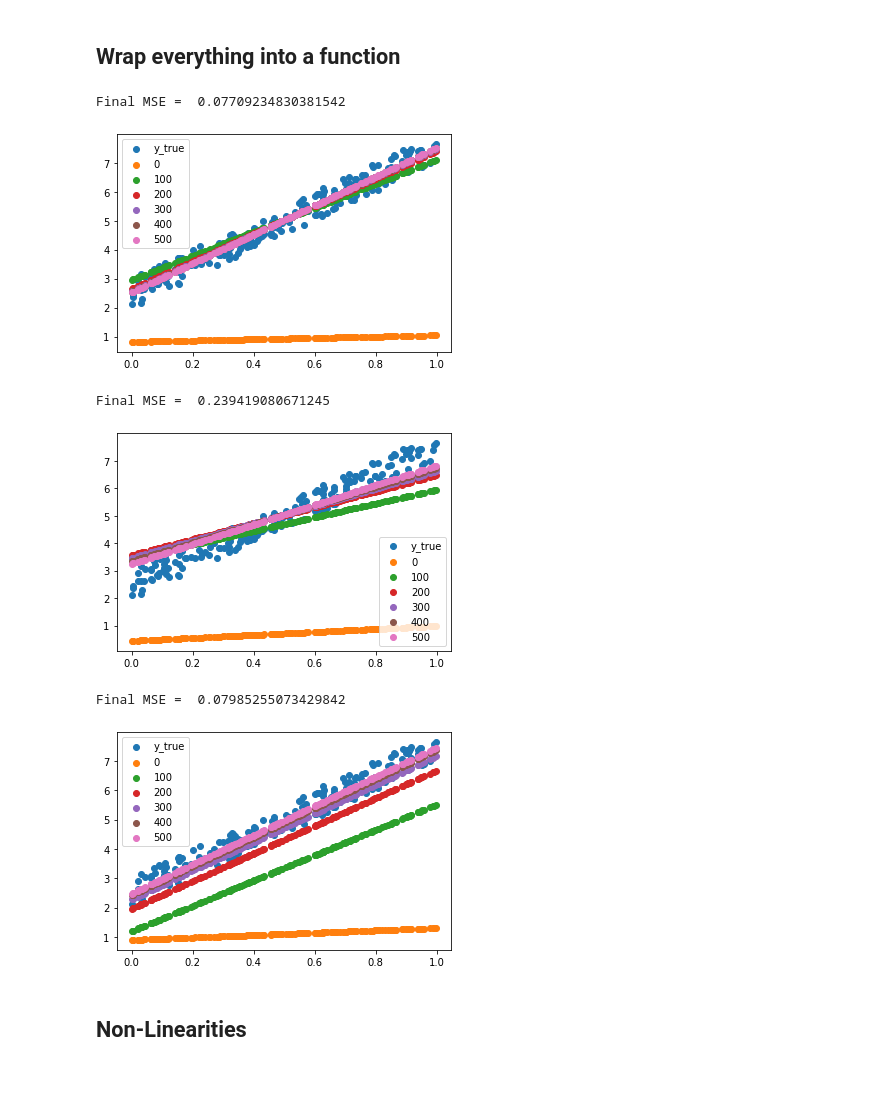
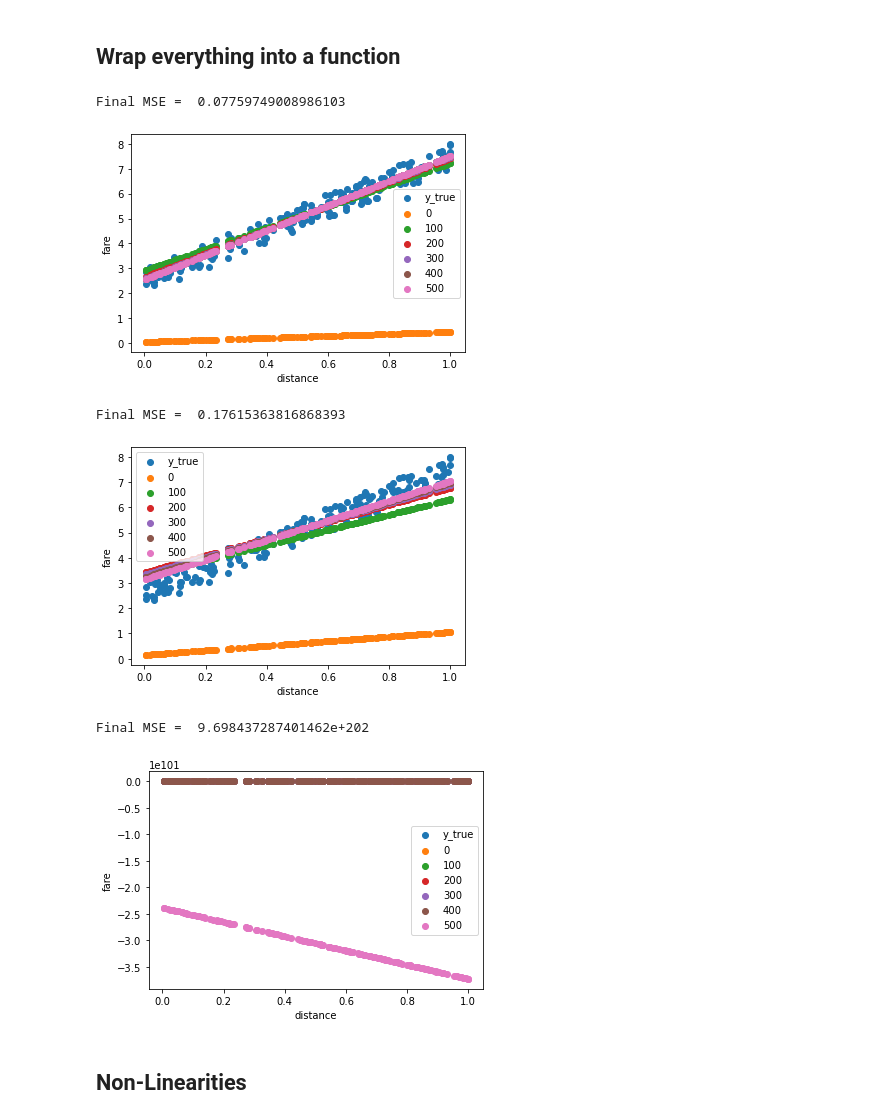
Before and after one commit to SHREYA194/python-for-ai, a Jupyter notebook: notebooks/11_DeepLearning_from_Scratch.ipynb, the cells around one changed output. Cells and saved outputs as stored; diff of their text form; code cells hidden in the pictures; blank space fills up the shorter version.

Commit message:
update to read data from csv file using pandas

```diff
--- a/notebooks/11_DeepLearning_from_Scratch.ipynb
+++ b/notebooks/11_DeepLearning_from_Scratch.ipynb
@@ -109,0 +119,5 @@ plt.ylabel('y');
+# %%
+taxi_fare_data = pd.read_csv('../data/taxi_fare.csv')
+
+# View the first 5 rows in the dataframe
+taxi_fare_data.head()
@@ -112,21 +201,21 @@ plt.ylabel('y');
 # %%
 def linear_eqn_gradient_descent(x, y_true, lr=0.1, num_epochs=500):
     # Plot the ground truth
-    plt.scatter(x[:,1], y_true, label='y_true')
+    plt.scatter(x['distance'], y_true, label='y_true')
 
     # Step0: Randomly assign starting parameters
     a = random.random(2)
 
     for epoch in range(num_epochs+1):
         # Step1: Matrix Multiplication to calculate y_pred
-        y_pred = np.matmul(x, a)
+        y_pred = np.matmul(x.values, a)
 
         # Step2: Loss Calculation
         mse = np.mean((y_true - y_pred)**2)
 
         # Step3: Gradient: Calculate Partial Derivatives
-        pd_a1 = np.mean(-2*x[:,1]*(y_true - y_pred))
-        pd_a0 = np.mean(-2*x[:,0]*(y_true - y_pred))
+        pd_a1 = np.mean(-2*x['distance']*(y_true - y_pred))
+        pd_a0 = np.mean(-2*x['intercept']*(y_true - y_pred))
 
         # Step4: Descent: Updating the parameters in the direction of lowering the Loss
         a[1] = a[1] - lr*pd_a1
@@ -134,26 +223,28 @@ def linear_eqn_gradient_descent(x, y_true, lr=0.1, num_epochs=500):
 
         if epoch%100 == 0:
             # Plot the line on every 100th trial
-            plt.scatter(x[:,1], y_pred, label=epoch)
+            plt.scatter(x['distance'], y_pred, label=epoch)
 
         # Step5: Repeat from Step1
     plt.legend()
+    plt.xlabel('distance')
+    plt.ylabel('fare')
     print('Final MSE = ', mse)
 # %%
-linear_eqn_gradient_descent(x, y_true)
+linear_eqn_gradient_descent(x=taxi_fare_data[['intercept', 'distance']], y_true=taxi_fare_data['fare'])
 # %% [output]
-Final MSE =  0.07709234830381542
+Final MSE =  0.07759749008986103
-[figure, old version]
+[figure, new version]
 # %%
-linear_eqn_gradient_descent(x, y_true, lr=0.01)
+linear_eqn_gradient_descent(x=taxi_fare_data[['intercept', 'distance']], y_true=taxi_fare_data['fare'], lr=0.01)
 # %% [output]
-Final MSE =  0.239419080671245
+Final MSE =  0.17615363816868393
-[figure, old version]
+[figure, new version]
 # %%
-linear_eqn_gradient_descent(x, y_true, lr=0.8)
+linear_eqn_gradient_descent(x=taxi_fare_data[['intercept', 'distance']], y_true=taxi_fare_data['fare'], lr=1)
 # %% [output]
-Final MSE =  0.07985255073429842
+Final MSE =  9.698437287401462e+202
-[figure, old version]
+[figure, new version]
 # %% [markdown]
 ## Non-Linearities
 # %%
```
Also changed, not shown: parts of 10 cells of this notebook, 1 other file.
